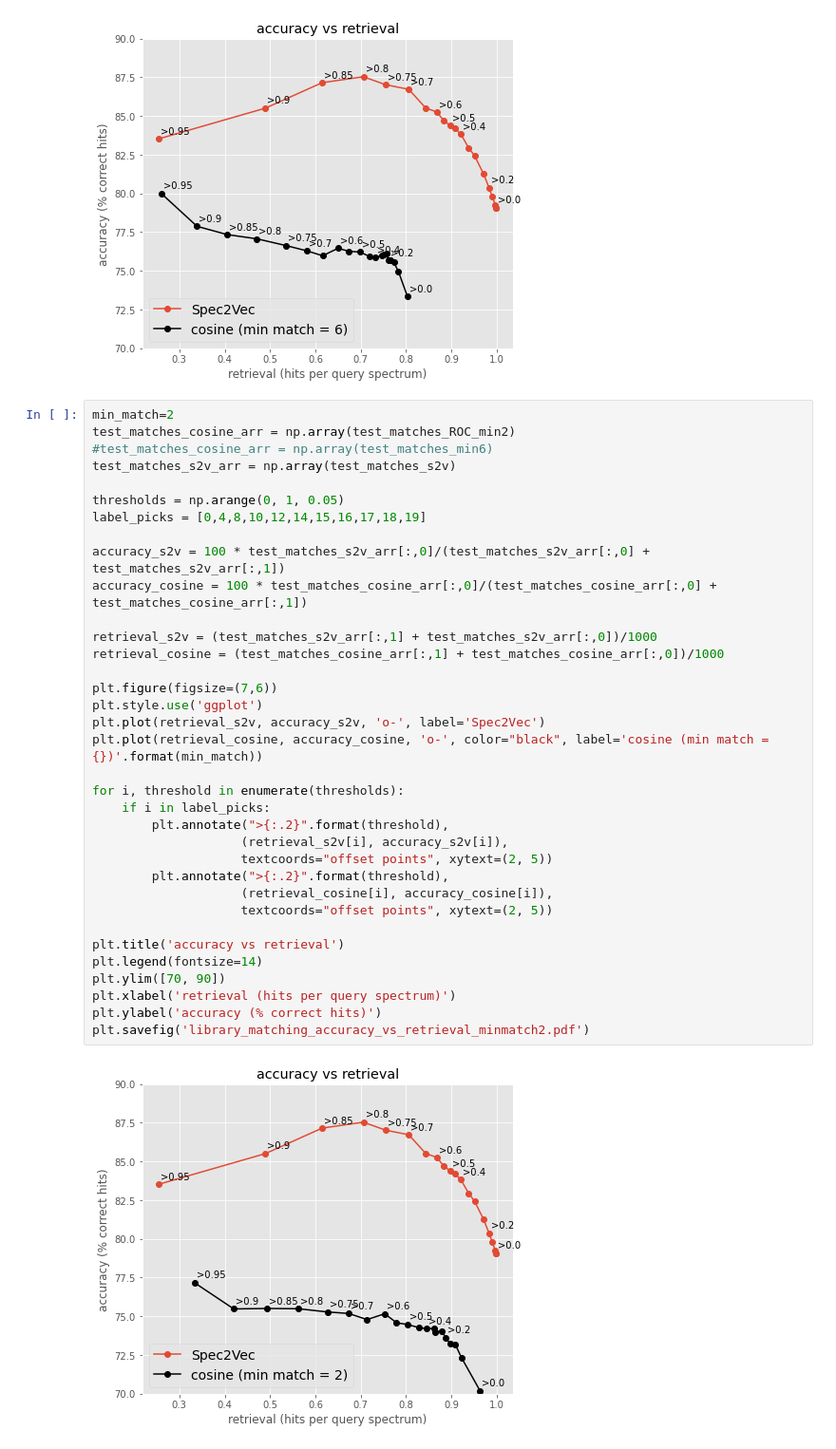
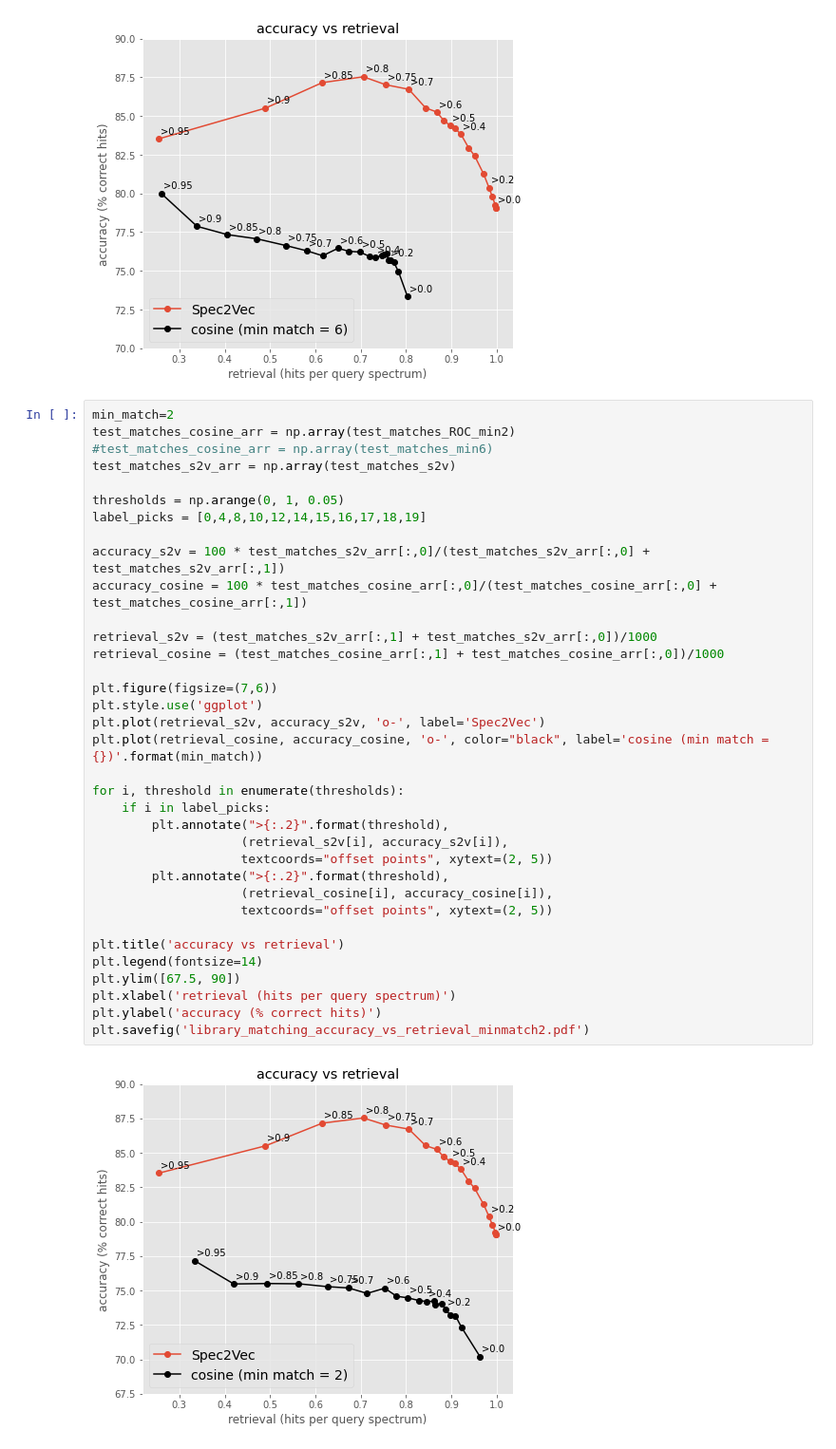
Before and after one commit to iomega/spec2vec_gnps_data_analysis, a Jupyter notebook: notebooks/iomega-workflow-8-library-matching.ipynb, the cells around one changed output. Shown: that part at 95% size. Cells and saved outputs as stored; diff of their text form.

```diff
--- a/notebooks/iomega-workflow-8-library-matching.ipynb
+++ b/notebooks/iomega-workflow-8-library-matching.ipynb
@@ -957,32 +839,32 @@ test_matches_s2v_arr = np.array(test_matches_s2v)
 
 thresholds = np.arange(0, 1, 0.05)
 label_picks = [0,4,8,10,12,14,15,16,17,18,19]
 
 accuracy_s2v = 100 * test_matches_s2v_arr[:,0]/(test_matches_s2v_arr[:,0] + test_matches_s2v_arr[:,1])
 accuracy_cosine = 100 * test_matches_cosine_arr[:,0]/(test_matches_cosine_arr[:,0] + test_matches_cosine_arr[:,1])
 
 retrieval_s2v = (test_matches_s2v_arr[:,1] + test_matches_s2v_arr[:,0])/1000
 retrieval_cosine = (test_matches_cosine_arr[:,1] + test_matches_cosine_arr[:,0])/1000
 
 plt.figure(figsize=(7,6))
 plt.style.use('ggplot')
 plt.plot(retrieval_s2v, accuracy_s2v, 'o-', label='Spec2Vec')
 plt.plot(retrieval_cosine, accuracy_cosine, 'o-', color="black", label='cosine (min match = {})'.format(min_match))
 
 for i, threshold in enumerate(thresholds):
     if i in label_picks:
         plt.annotate(">{:.2}".format(threshold),
                     (retrieval_s2v[i], accuracy_s2v[i]),
                     textcoords="offset points", xytext=(2, 5))
         plt.annotate(">{:.2}".format(threshold),
                     (retrieval_cosine[i], accuracy_cosine[i]),
                     textcoords="offset points", xytext=(2, 5))
 
 plt.title('accuracy vs retrieval')
 plt.legend(fontsize=14)
-plt.ylim([70, 90])
+plt.ylim([67.5, 90])
 plt.xlabel('retrieval (hits per query spectrum)')
 plt.ylabel('accuracy (% correct hits)')
 plt.savefig('library_matching_accuracy_vs_retrieval_minmatch2.pdf')
 # %% [output]
-[figure, old version]
+[figure, new version]
```
Also changed, not shown: parts of 1 cell of this notebook.
